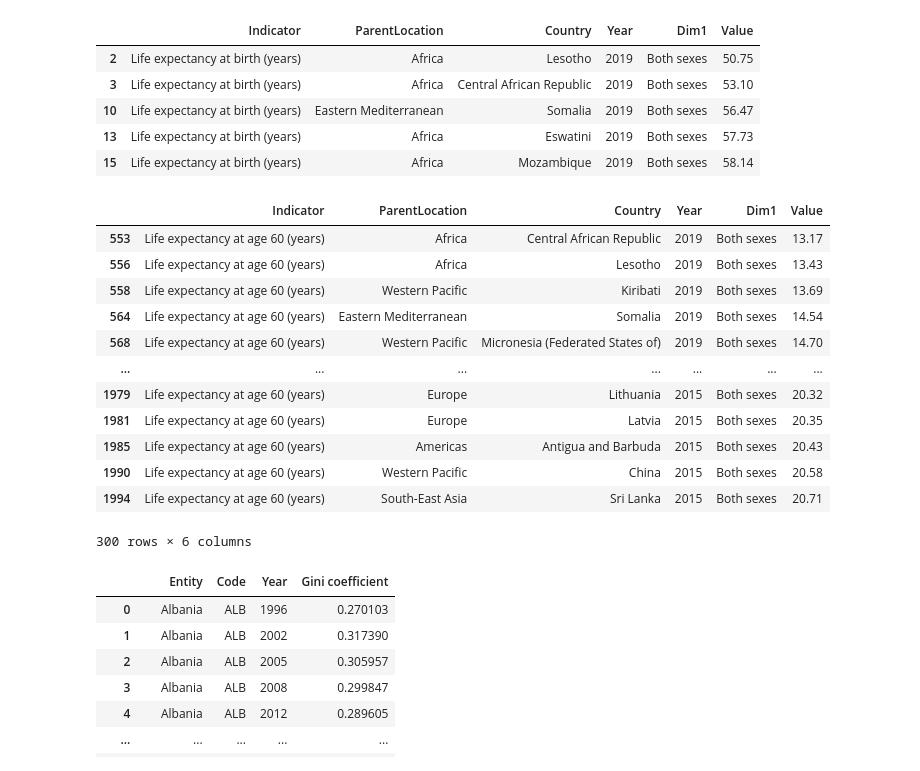
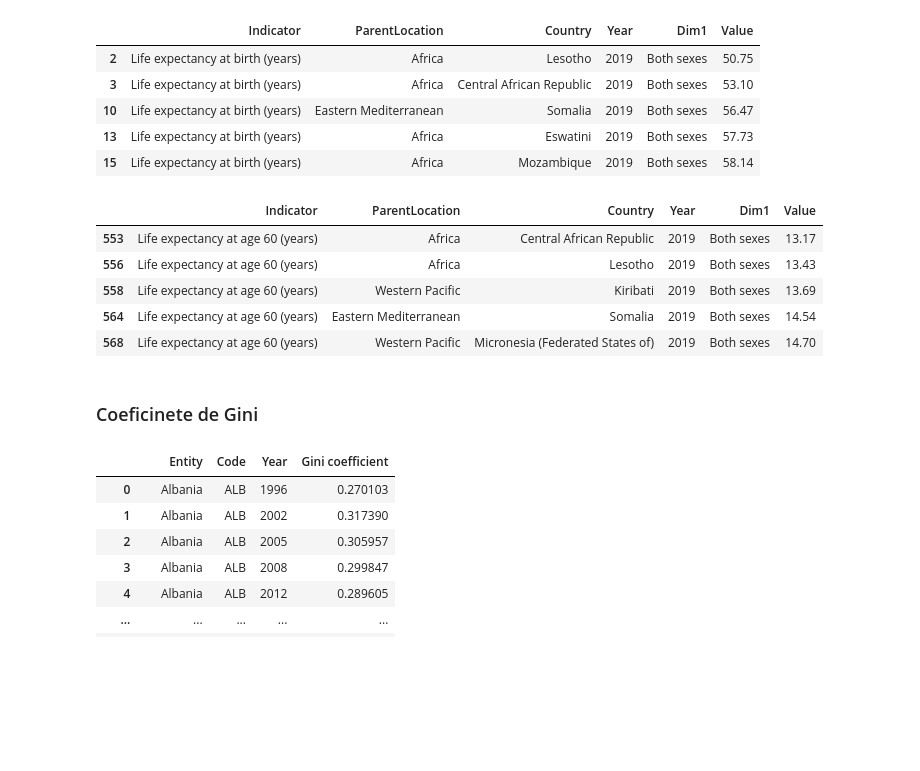
Before and after one commit to marcelomrad/Trabalho_Final_ICD, a Jupyter notebook: aspectosEconomicos.ipynb, the cells around one changed output. Saved outputs shown, nothing was run; the diff lists cells and outputs as text; code cells hidden in the pictures; blank space fills up the shorter version.

```diff
--- a/aspectosEconomicos.ipynb
+++ b/aspectosEconomicos.ipynb
@@ -27,19 +34,15 @@ df_expectativa_ao_nascer.head()
 # %%
 # Separando os dados com base no indicador - Expectativa de vida aos 60 anos
 df_expectativa_aos_60 = df_expectativa_vida[df_expectativa_vida['Indicator'] == 'Life expectancy at age 60 (years)']
+
+# Selecionando somente os dados para ambos os sexos
 df_expectativa_aos_60 = df_expectativa_aos_60[df_expectativa_aos_60['Dim1'] == 'Both sexes']
-df_expectativa_aos_60.head(300)
+
+df_expectativa_aos_60.head()
 # %% [output]
 |  | Indicator | ParentLocation | Country | Year | Dim1 | Value |
 | 553 | Life expectancy at age 60 (years) | Africa | Central African Republic | 2019 | Both sexes | 13.17 |
 | 556 | Life expectancy at age 60 (years) | Africa | Lesotho | 2019 | Both sexes | 13.43 |
 | 558 | Life expectancy at age 60 (years) | Western Pacific | Kiribati | 2019 | Both sexes | 13.69 |
 | 564 | Life expectancy at age 60 (years) | Eastern Mediterranean | Somalia | 2019 | Both sexes | 14.54 |
 | 568 | Life expectancy at age 60 (years) | Western Pacific | Micronesia (Federated States of) | 2019 | Both sexes | 14.70 |
-| ... | ... | ... | ... | ... | ... | ... |
-| 1979 | Life expectancy at age 60 (years) | Europe | Lithuania | 2015 | Both sexes | 20.32 |
-| 1981 | Life expectancy at age 60 (years) | Europe | Latvia | 2015 | Both sexes | 20.35 |
-| 1985 | Life expectancy at age 60 (years) | Americas | Antigua and Barbuda | 2015 | Both sexes | 20.43 |
-| 1990 | Life expectancy at age 60 (years) | Western Pacific | China | 2015 | Both sexes | 20.58 |
-| 1994 | Life expectancy at age 60 (years) | South-East Asia | Sri Lanka | 2015 | Both sexes | 20.71 |
-300 rows × 6 columns
@@ -46,3 +51,5 @@ df_expectativa_aos_60.head(300)
+# %% [markdown]
+### Coeficinete de Gini
 # %%
 # Carregar o DataFrame a partir do arquivo CSV
 df_gini = pd.read_csv('./dataset/economic-inequality-gini-index.csv')
```
Also changed, not shown: parts of 38 cells of this notebook, 3 other files.
